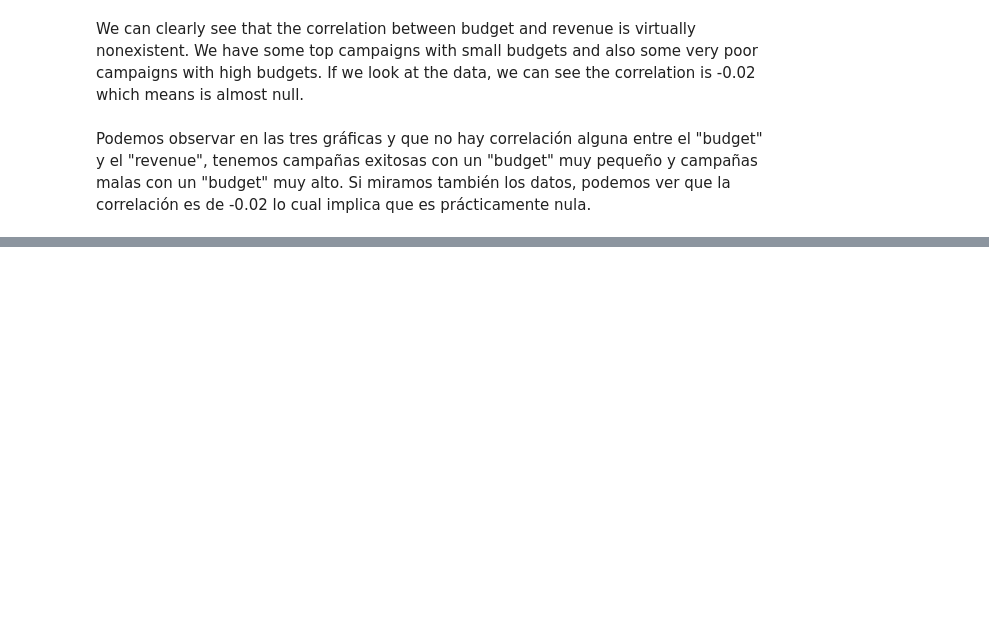
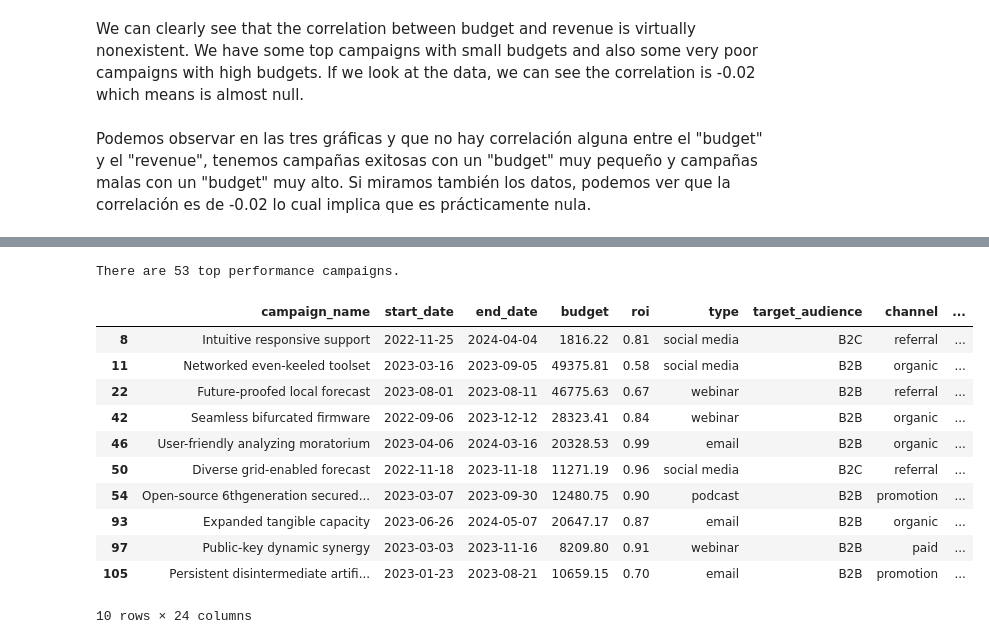
Before and after one commit to Ignacio538/Marketing-Campaings, a Jupyter notebook: Tasks.ipynb, the cells around one changed output, grey strips where cells are left out. Cells and saved outputs as stored; diff of their text form; code cells hidden in the pictures; blank space fills up the shorter version.

```diff
--- a/Tasks.ipynb
+++ b/Tasks.ipynb
@@ -479,0 +488,22 @@ Podemos observar en las tres gráficas y que no hay correlación alguna entre el
+# %%
+# Since we want to see the campaigns with the best performance we will add 2 more filters and then
+# we wil filter the campaigns which meet the criteria
+high_performance_campaigns = df[(df['roi'] > 0.5) & (df['revenue'] > 500000) & (df['budget'] < 50000) & (df['conversion_rate'] > 0.7)]
+
+print(f"There are {high_performance_campaigns.shape[0]} top performance campaigns.")
+
+high_performance_campaigns.head(10)
+# %% [output]
+There are 53 top performance campaigns.
+|  | campaign_name | start_date | end_date | budget | roi | type | target_audience | channel | ... |
+| 8 | Intuitive responsive support | 2022-11-25 | 2024-04-04 | 1816.22 | 0.81 | social media | B2C | referral | ... |
+| 11 | Networked even-keeled toolset | 2023-03-16 | 2023-09-05 | 49375.81 | 0.58 | social media | B2B | organic | ... |
+| 22 | Future-proofed local forecast | 2023-08-01 | 2023-08-11 | 46775.63 | 0.67 | webinar | B2B | referral | ... |
+| 42 | Seamless bifurcated firmware | 2022-09-06 | 2023-12-12 | 28323.41 | 0.84 | webinar | B2B | organic | ... |
+| 46 | User-friendly analyzing moratorium | 2023-04-06 | 2024-03-16 | 20328.53 | 0.99 | email | B2B | organic | ... |
+| 50 | Diverse grid-enabled forecast | 2022-11-18 | 2023-11-18 | 11271.19 | 0.96 | social media | B2C | referral | ... |
+| 54 | Open-source 6thgeneration secured... | 2023-03-07 | 2023-09-30 | 12480.75 | 0.90 | podcast | B2B | promotion | ... |
+| 93 | Expanded tangible capacity | 2023-06-26 | 2024-05-07 | 20647.17 | 0.87 | email | B2B | organic | ... |
+| 97 | Public-key dynamic synergy | 2023-03-03 | 2023-11-16 | 8209.80 | 0.91 | webinar | B2B | paid | ... |
+| 105 | Persistent disintermediate artifi... | 2023-01-23 | 2023-08-21 | 10659.15 | 0.70 | email | B2B | promotion | ... |
+10 rows × 24 columns
```
Also changed, not shown: parts of 5 cells of this notebook.
